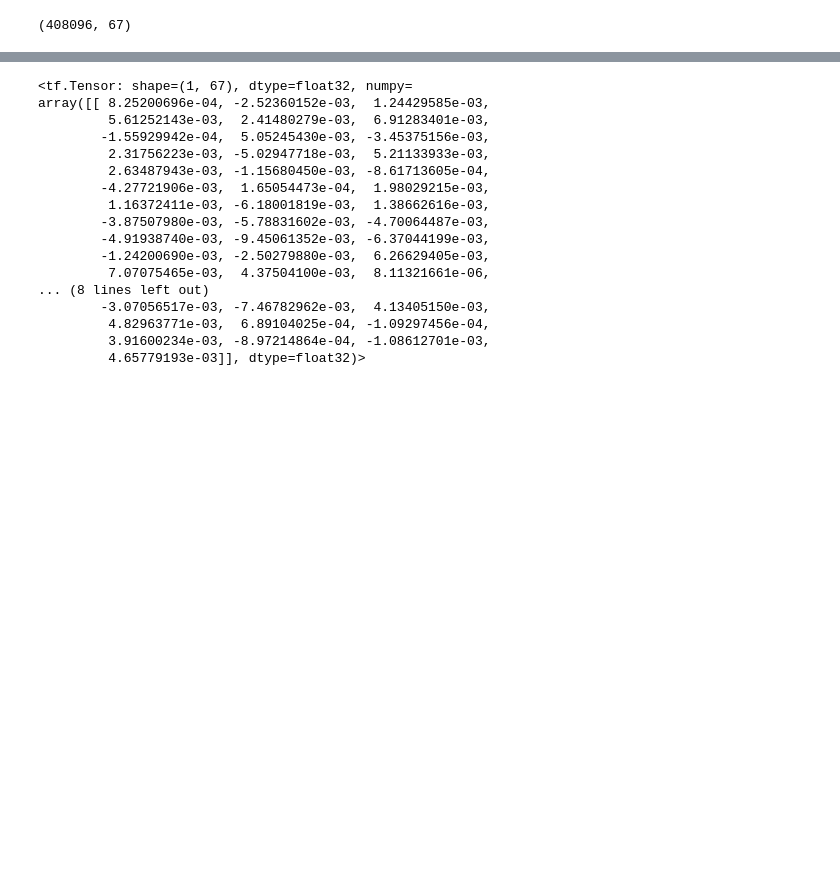
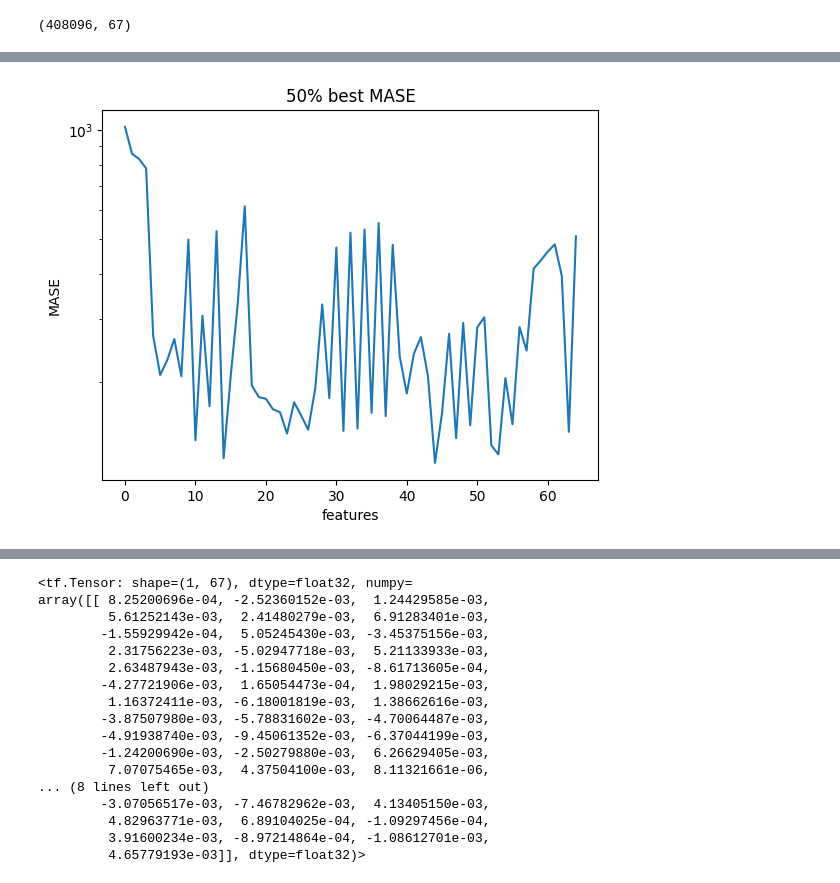
Before and after one commit to VeryLittleAnna/time_series, a Jupyter notebook: clear_notebook.ipynb, the cells around one changed output, grey strips where cells are left out. Cells and saved outputs as stored; diff of their text form; code cells hidden in the pictures; blank space fills up the shorter version.

```diff
--- a/clear_notebook.ipynb
+++ b/clear_notebook.ipynb
@@ -65,0 +241,9 @@ model = best_model_mape[0]
+# %%
+plt.plot(cur_mase[cur_mase <= np.percentile(cur_mase, 100)])
+plt.yscale("log")
+plt.xlabel("features")
+plt.ylabel("MASE")
+plt.title("50% best MASE")
+plt.show()
+# %% [output]
+[figure, added]
```
Also changed, not shown: parts of 38 cells of this notebook, 4 other files.
